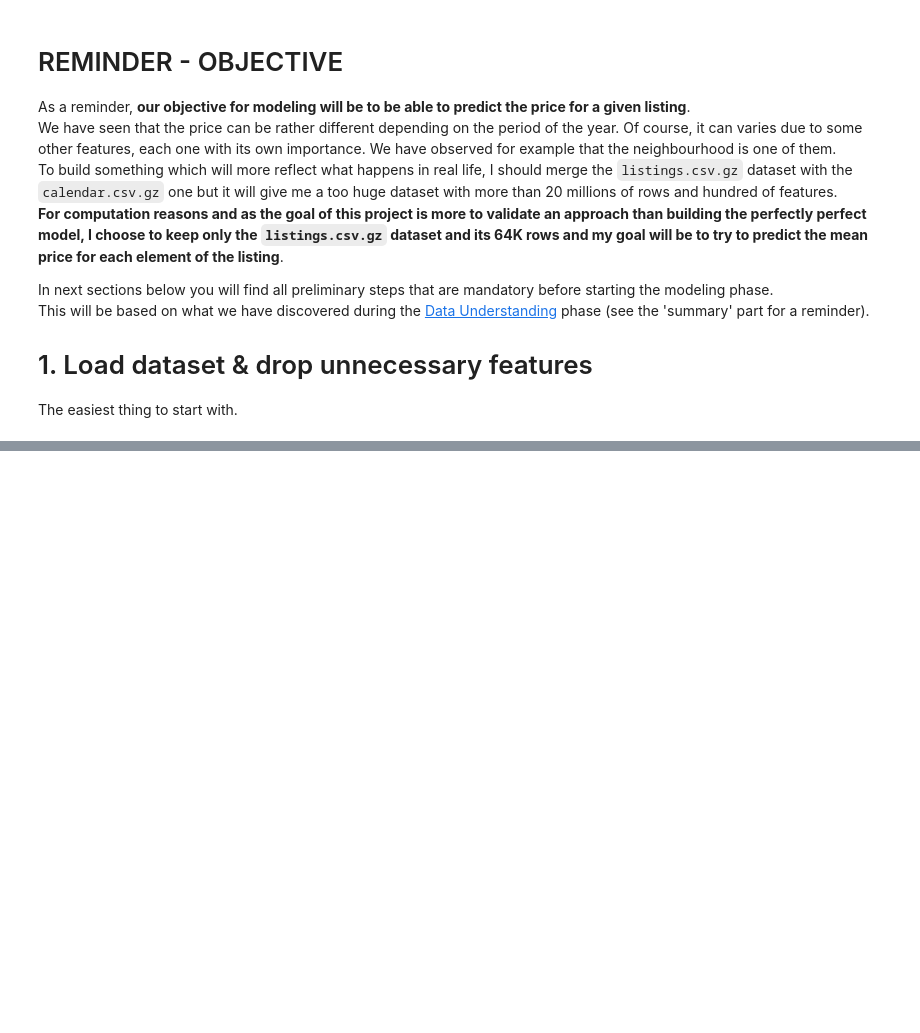
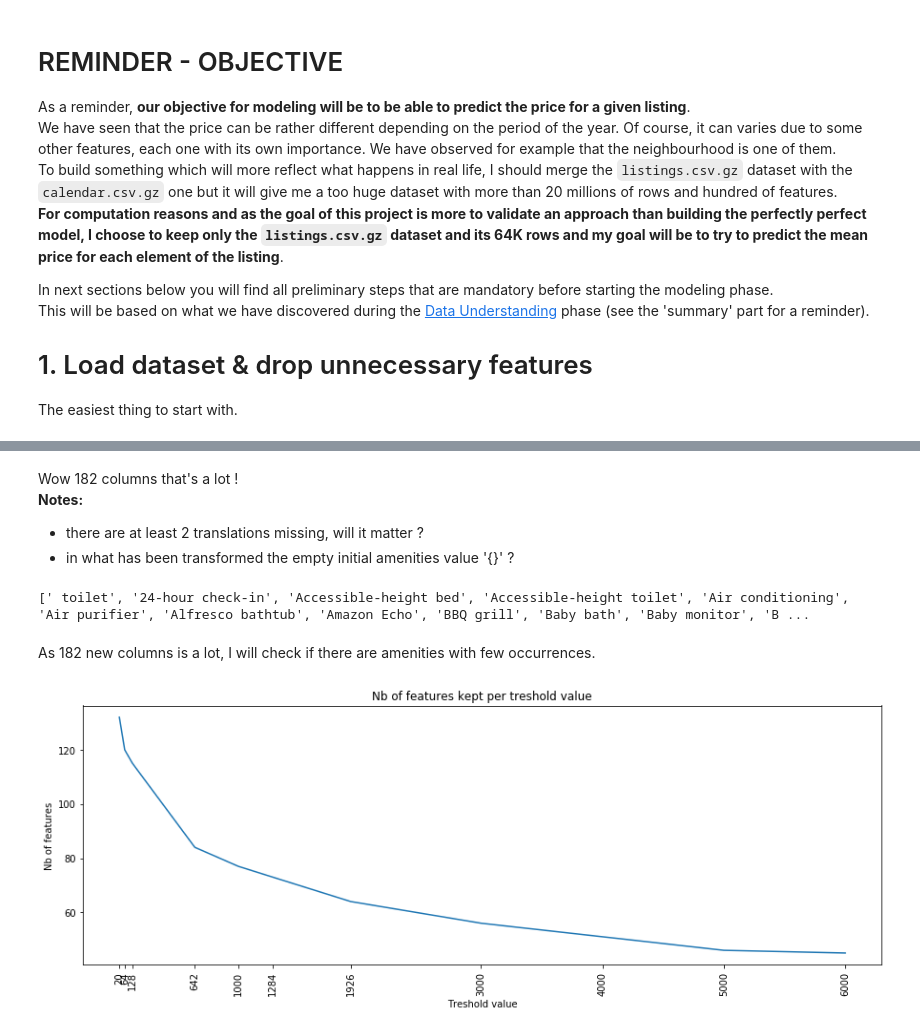
Before and after one commit to nidragedd/udadsnd-p4-airbnb_inside, a Jupyter notebook: notebook/3_Data_Preparation.ipynb, the cells around one changed output, grey strips where cells are left out. Drawn from its saved outputs; the diff is of its cells as text; code cells hidden in the pictures; blank space fills up the shorter version.

Commit message:
WIP: data prep until missing values

```diff
--- a/notebook/3_Data_Preparation.ipynb
+++ b/notebook/3_Data_Preparation.ipynb
@@ -102,0 +120,5 @@ We have also the `license` feature to deal with: create a new binary feature whi
+# %%
+one_hot_cols = ['neighbourhood_cleansed', 'room_type', 'bed_type', 'cancellation_policy']
+for feat in one_hot_cols:
+    print("Nb missing values for feature '{}' is {}".format(feat, df_lst_reduced_notxt_currok[feat].isna().sum()))
+df_lst_reduced_notxt_currok_dummies = cleaning.encode_categorical(df_lst_reduced_notxt_currok, one_hot_cols)
@@ -102,0 +155,2 @@ We have also the `license` feature to deal with: create a new binary feature whi
+# %%
+df_lst_reduced_notxt_currok_dummies = cleaning.drop_cols(df_lst_reduced_notxt_currok_dummies, ['jurisdiction_names'])
@@ -102,0 +183,6 @@ We have also the `license` feature to deal with: create a new binary feature whi
+# %%
+df_lst_reduced_notxt_currok_dummies.amenities = df_lst_reduced_notxt_currok_dummies.amenities.str.strip('{}')
+df_lst_reduced_notxt_currok_dummies.amenities = df_lst_reduced_notxt_currok_dummies.amenities.str.replace('"', '')
+# %%
+df_only_amenities = df_lst_reduced_notxt_currok_dummies.amenities
+df_only_amenities = df_only_amenities.str.get_dummies(sep=',')
@@ -102,0 +199,15 @@ We have also the `license` feature to deal with: create a new binary feature whi
+# %% [markdown]
+Wow 182 columns that's a lot !
+**Notes:**
+* there are at least 2 translations missing, will it matter ?
+* in what has been transformed the empty initial amenities value '{}' ?
+# %%
+print(df_only_amenities.columns.tolist(), end='')
+# %% [output]
+[' toilet', '24-hour check-in', 'Accessible-height bed', 'Accessible-height toilet', 'Air conditioning', 'Air purifier', 'Alfresco bathtub', 'Amazon Echo', 'BBQ grill', 'Baby bath', 'Baby monitor', 'B ...
+# %% [markdown]
+As 182 new columns is a lot, I will check if there are amenities with few occurrences.
+# %%
+df_amen_sum = viz.plot_amenities_nb_features_and_tresholds(df_only_amenities)
+# %% [output]
+[figure, added]
```
Also changed, not shown: parts of 47 cells of this notebook, 4 other files.
